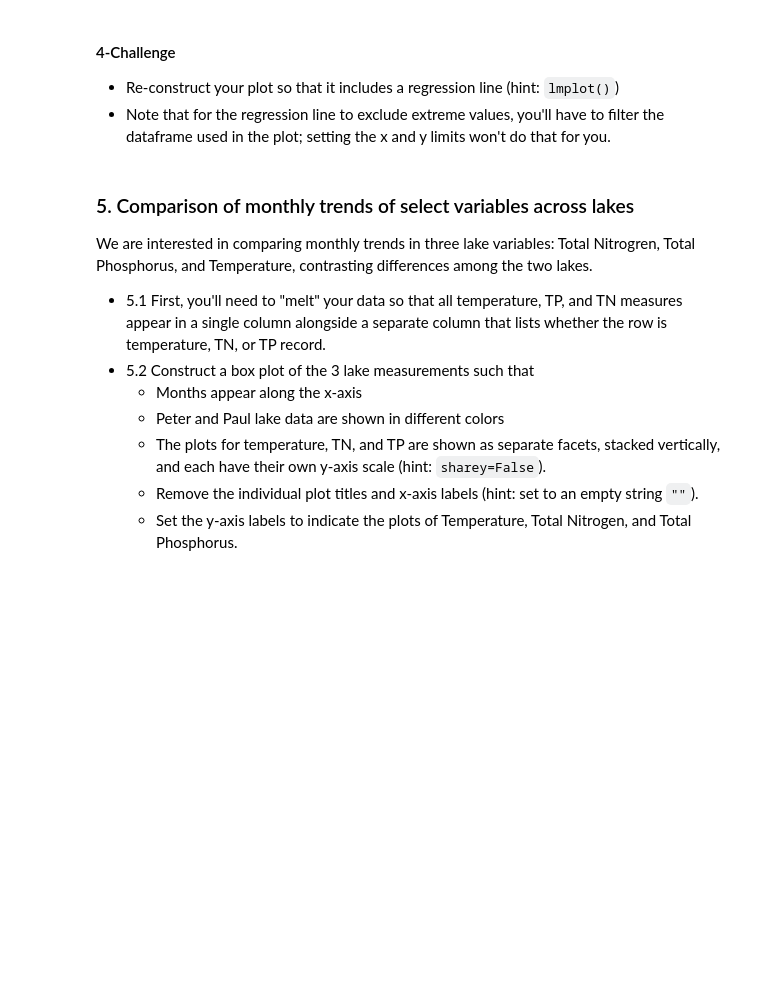
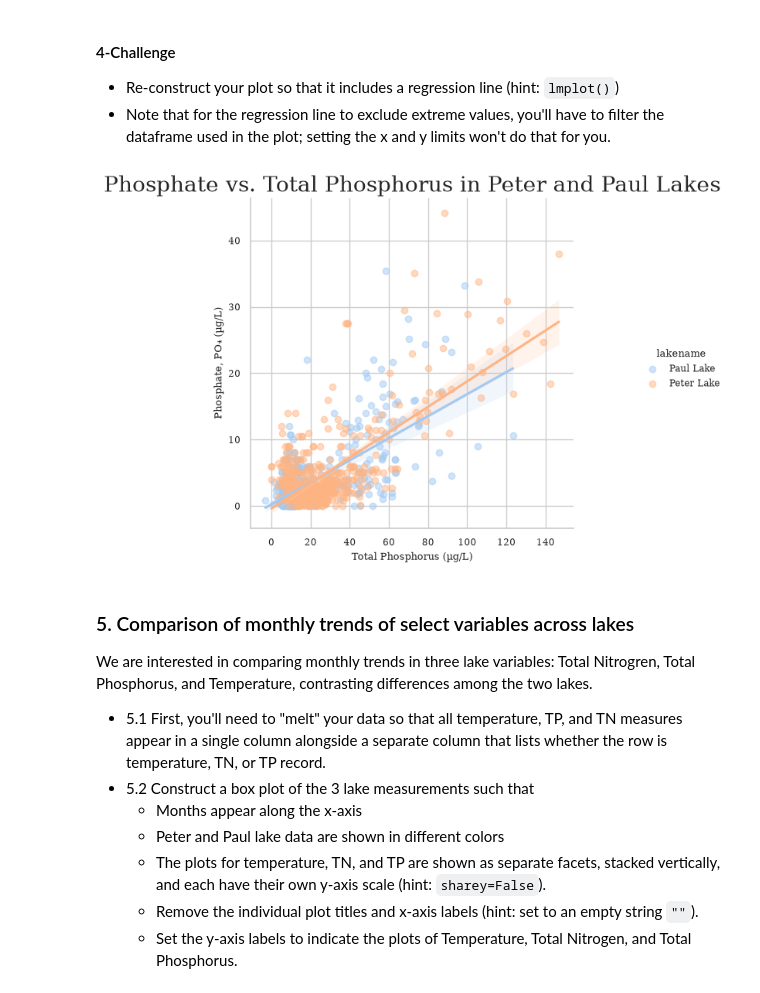
Before and after one commit to peytonrsmith/ENV700, a Jupyter notebook: assignments/A5-DataVisualization.ipynb, the cells around one changed output. Cells and saved outputs as stored; diff of their text form; code cells hidden in the pictures; blank space fills up the shorter version.

```diff
--- a/assignments/A5-DataVisualization.ipynb
+++ b/assignments/A5-DataVisualization.ipynb
@@ -65,6 +163,19 @@ Total Phosphorus (TP) measures every form of phosphorus in a lake, while phospha
 * Note that for the regression line to exclude extreme values, you'll have to filter the dataframe used in the plot; setting the x and y limits won't do that for you.
 # %%
 # 4-challenge
+g=sns.lmplot(
+    data=NTL_LTER.query("tp_ug <= 150 and po4 <= 50"),
+    x="tp_ug",
+    y="po4",
+    hue="lakename",
+    scatter_kws={"alpha": 0.5},
+).set(
+    title='Phosphate vs. Total Phosphorus in Peter and Paul Lakes',
+    xlabel='Total Phosphorus (µg/L)',
+    ylabel='Phosphate, PO₄ (µg/L)'
+);
+# %% [output]
+[figure, added]
 # %% [markdown]
 ### 5. Comparison of monthly trends of select variables across lakes
 We are interested in comparing monthly trends in three lake variables: Total Nitrogren, Total Phosphorus, and Temperature, contrasting differences among the two lakes.
```
Also changed, not shown: parts of 18 cells of this notebook.
